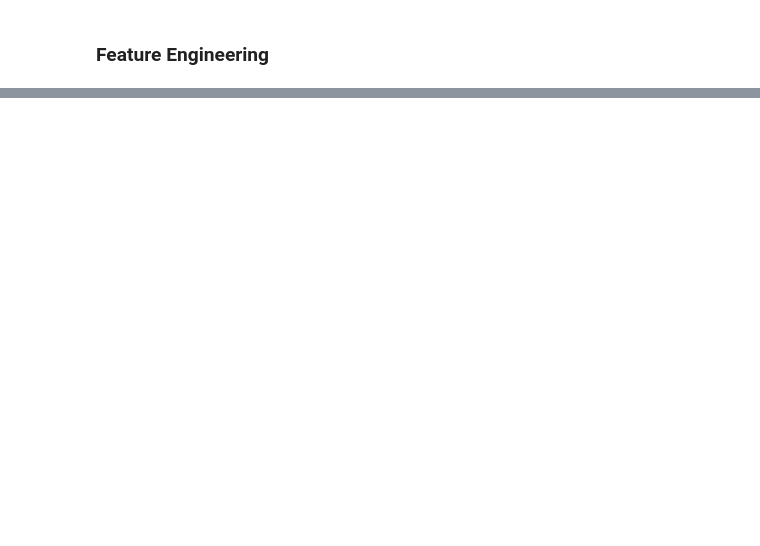
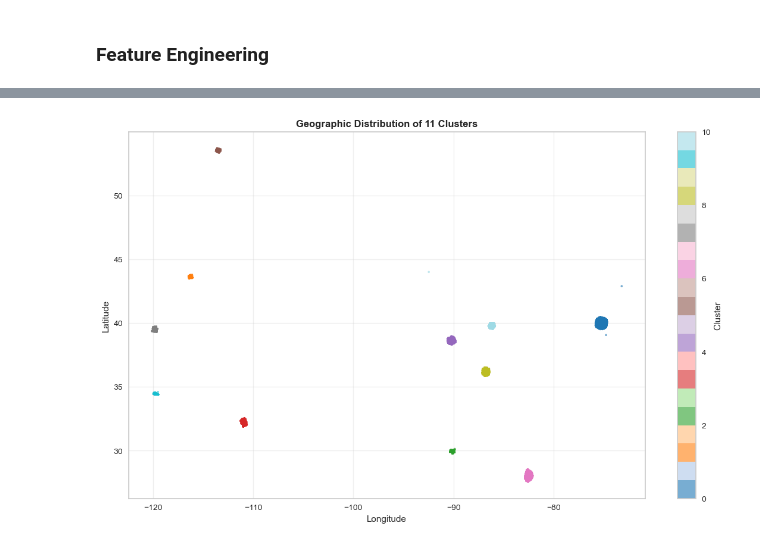
Before and after one commit to junaidazhar42/YelpSphere-Geo-Based-Cluster-Analysis, a Jupyter notebook: main.ipynb, the cells around one changed output, grey strips where cells are left out. Drawn from its saved outputs; the diff is of its cells as text; code cells hidden in the pictures; blank space fills up the shorter version.

Commit message:
Feature Eng & K-Means Clustering

```diff
--- a/main.ipynb
+++ b/main.ipynb
@@ -326,0 +433,5 @@ plt.show()
+# %%
+# Dropping attributes and parsed_attributes columns
+
+df.drop(columns = ['attributes', 'parsed_attributes'], inplace = True)
+df.head()
@@ -326,0 +481,16 @@ plt.show()
+# %%
+# Scaling numerical features
+
+num_features = df[['latitude', 'longitude', 'stars', 'review_count']].copy()
+X = pd.concat([num_features, cat_features], axis = 1).fillna(0)
+print("\n Before Scaling: ")
+display(X)
+
+# Scaling through StandardScaler()
+scaler = StandardScaler()
+X_scaled = X.copy()
+X_scaled[['latitude', 'longitude', 'stars', 'review_count']] = scaler.fit_transform(
+    X[['latitude', 'longitude', 'stars', 'review_count']]
+)
+print("\n After Scaling: ")
+display(X_scaled)
@@ -326,0 +565,12 @@ plt.show()
+# %%
+# Fitting the final model
+
+kmeans = KMeans(n_clusters = best_k,
+                init = 'k-means++',
+                n_init = 15,
+                max_iter = 300,
+                random_state = 42)
+
+df['cluster'] = kmeans.fit_predict(geo_features)
+
+print(df['cluster'].value_counts().sort_index())
@@ -326,0 +591,13 @@ plt.show()
+# %%
+plt.figure(figsize=(14,8))
+scatter = plt.scatter(df['longitude'], df['latitude'],
+                     c=df['cluster'], cmap='tab20',
+                     s=5, alpha=0.6)
+plt.colorbar(scatter, label='Cluster')
+plt.title(f'Geographic Distribution of {best_k} Clusters', fontweight = 'bold')
+plt.xlabel('Longitude')
+plt.ylabel('Latitude')
+plt.grid(True, alpha=0.3)
+plt.show()
+# %% [output]
+[figure, added]
```
Also changed, not shown: parts of 19 cells of this notebook.
